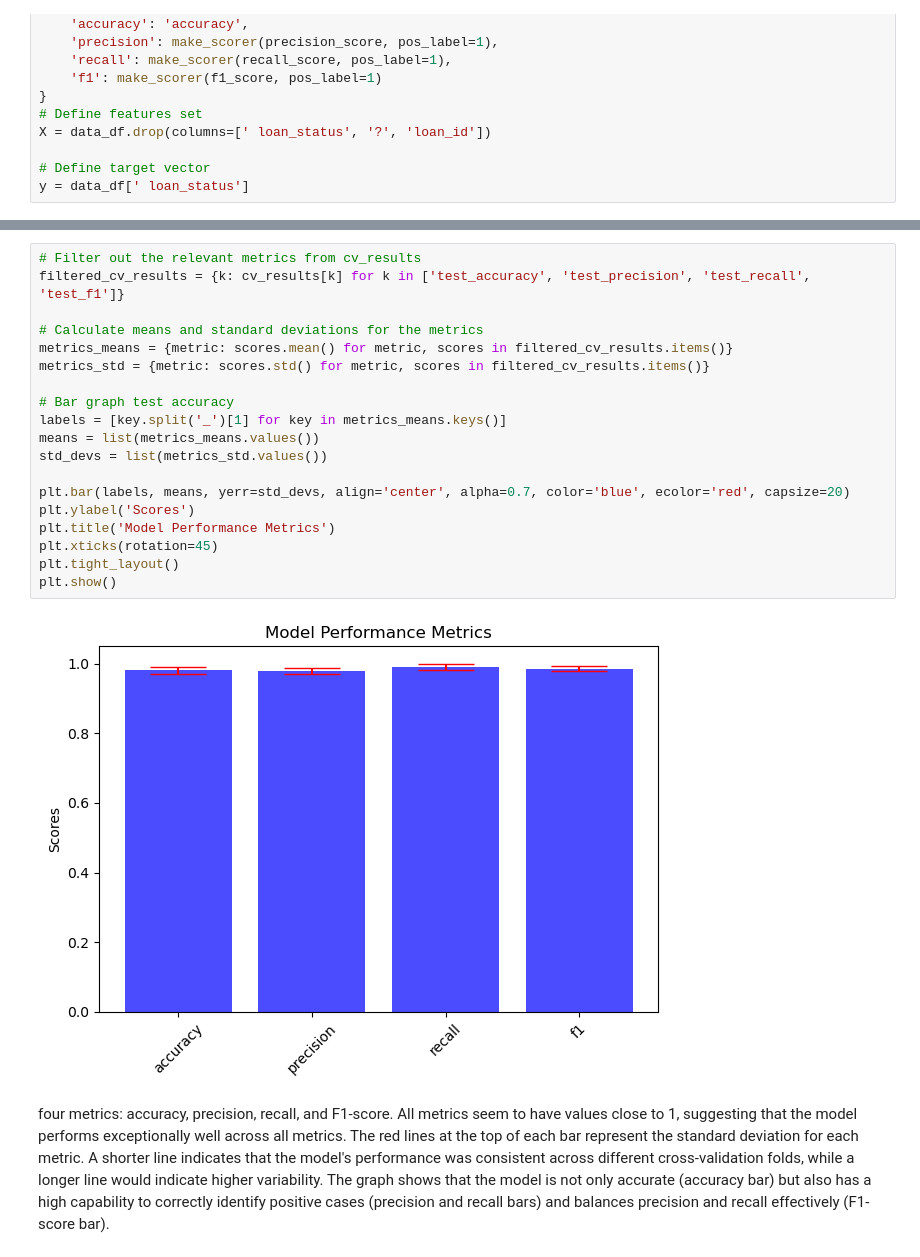
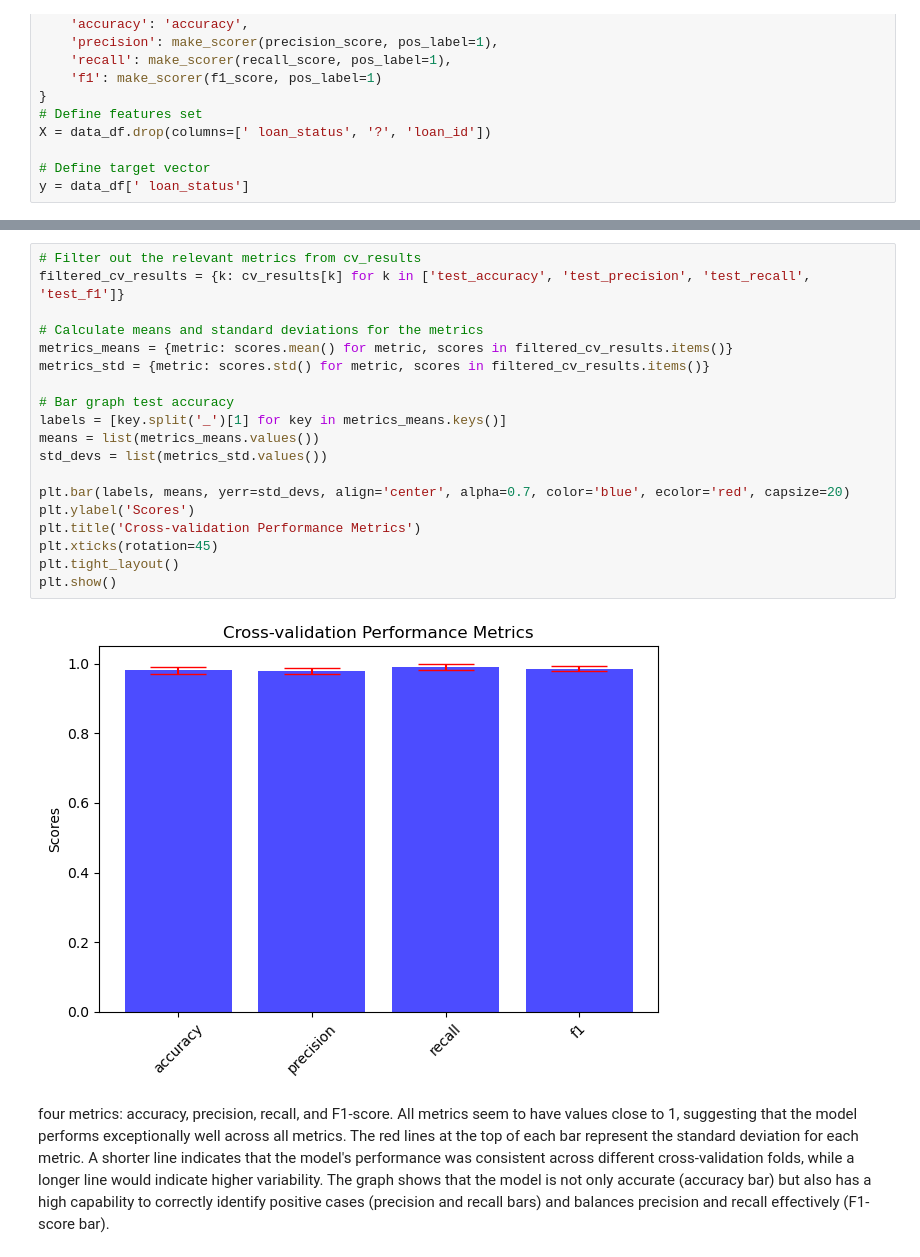
Before and after one commit to ArminaCA/finalproject, a Jupyter notebook: DA_ML.ipynb, the cells around one changed output, grey strips where cells are left out. Drawn from its saved outputs; the diff is of its cells as text.

```diff
--- a/DA_ML.ipynb
+++ b/DA_ML.ipynb
@@ -382,24 +382,24 @@ test_f1: 0.9849 (+/- 0.0077)
 # %%
 # Filter out the relevant metrics from cv_results
 filtered_cv_results = {k: cv_results[k] for k in ['test_accuracy', 'test_precision', 'test_recall', 'test_f1']}
 
 # Calculate means and standard deviations for the metrics
 metrics_means = {metric: scores.mean() for metric, scores in filtered_cv_results.items()}
 metrics_std = {metric: scores.std() for metric, scores in filtered_cv_results.items()}
 
 # Bar graph test accuracy
 labels = [key.split('_')[1] for key in metrics_means.keys()]
 means = list(metrics_means.values())
 std_devs = list(metrics_std.values())
 
 plt.bar(labels, means, yerr=std_devs, align='center', alpha=0.7, color='blue', ecolor='red', capsize=20)
 plt.ylabel('Scores')
-plt.title('Model Performance Metrics')
+plt.title('Cross-validation Performance Metrics')
 plt.xticks(rotation=45)
 plt.tight_layout()
 plt.show()
 # %% [output]
-[figure, old version]
+[figure, new version]
 # %% [markdown]
 four metrics: accuracy, precision, recall, and F1-score.
 All metrics seem to have values close to 1, suggesting that the model performs exceptionally well across all metrics.
```
Also changed, not shown: parts of 2 cells of this notebook.
